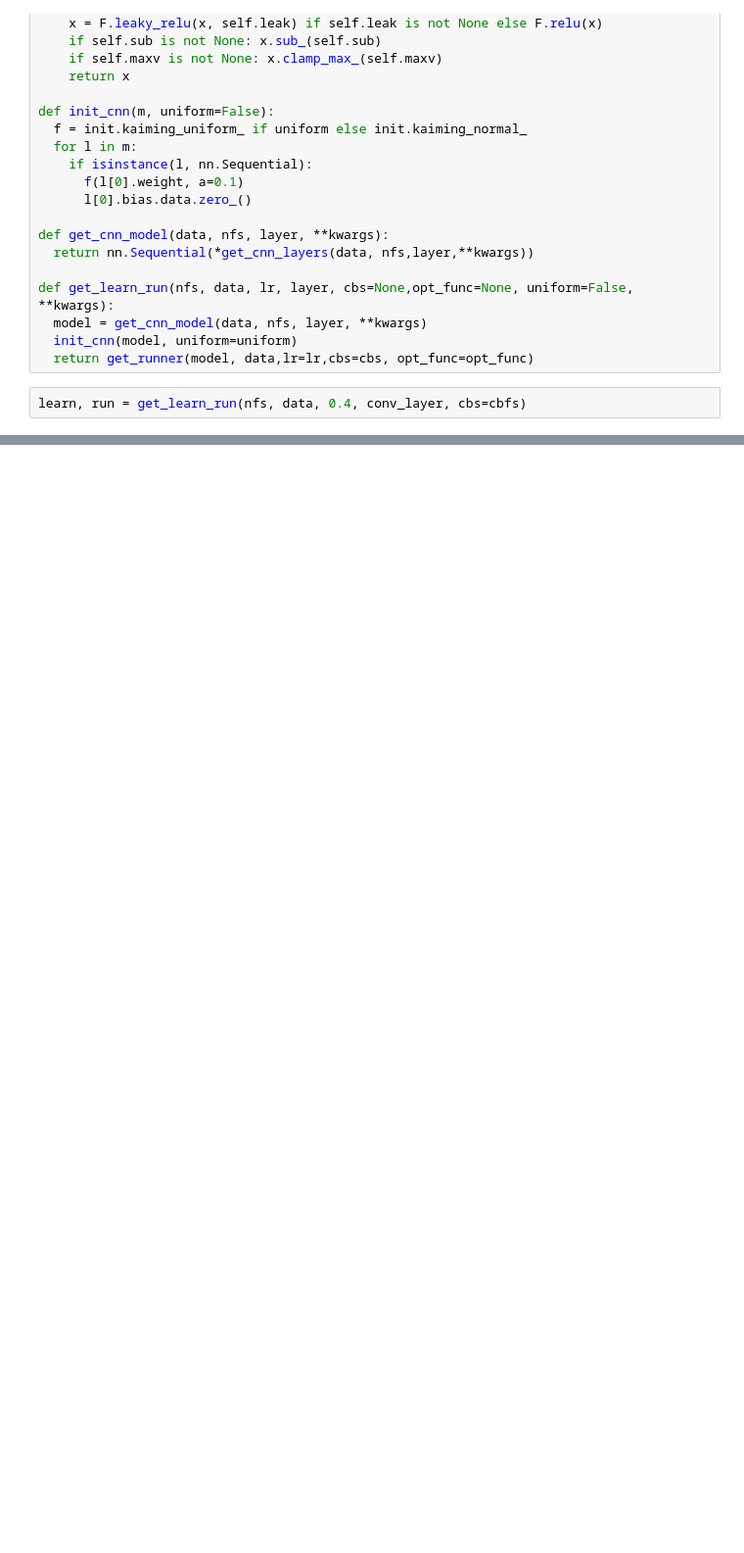
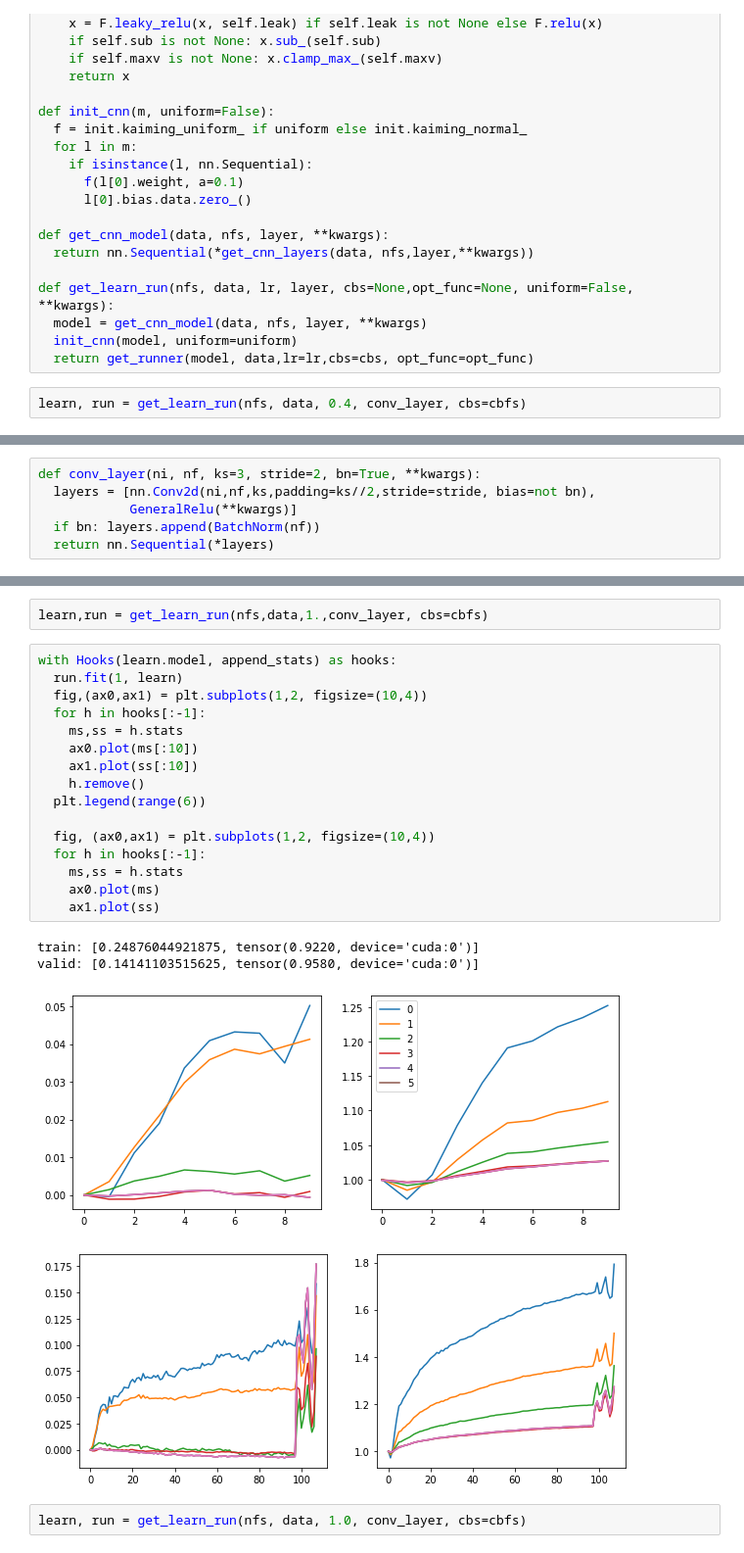
Before and after one commit to Hlompho-Dash/first_try_of_fastai, a Jupyter notebook: 07_batchNorm.ipynb, the cells around one changed output, grey strips where cells are left out. Shown: that part at 98% size. Drawn from its saved outputs; the diff is of its cells as text; blank space fills up the shorter version.

Commit message:
added running batchnorm :fireworks: :

```diff
--- a/07_batchNorm.ipynb
+++ b/07_batchNorm.ipynb
@@ -231,0 +258,6 @@ Wall time: 12 s
+# %%
+def conv_layer(ni, nf, ks=3, stride=2, bn=True, **kwargs):
+  layers = [nn.Conv2d(ni,nf,ks,padding=ks//2,stride=stride, bias=not bn),
+            GeneralRelu(**kwargs)]
+  if bn: layers.append(BatchNorm(nf))
+  return nn.Sequential(*layers)
@@ -231,0 +309,25 @@ Wall time: 12 s
+# %%
+learn,run = get_learn_run(nfs,data,1.,conv_layer, cbs=cbfs)
+# %%
+with Hooks(learn.model, append_stats) as hooks:
+  run.fit(1, learn)
+  fig,(ax0,ax1) = plt.subplots(1,2, figsize=(10,4))
+  for h in hooks[:-1]:
+    ms,ss = h.stats
+    ax0.plot(ms[:10])
+    ax1.plot(ss[:10])
+    h.remove()
+  plt.legend(range(6))
+
+  fig, (ax0,ax1) = plt.subplots(1,2, figsize=(10,4))
+  for h in hooks[:-1]:
+    ms,ss = h.stats
+    ax0.plot(ms)
+    ax1.plot(ss)
+# %% [output]
+train: [0.24876044921875, tensor(0.9220, device='cuda:0')]
+valid: [0.14141103515625, tensor(0.9580, device='cuda:0')]
+[figure, added]
+[figure, added]
+# %%
+learn, run = get_learn_run(nfs, data, 1.0, conv_layer, cbs=cbfs)
```
Also changed, not shown: parts of 26 cells of this notebook.
